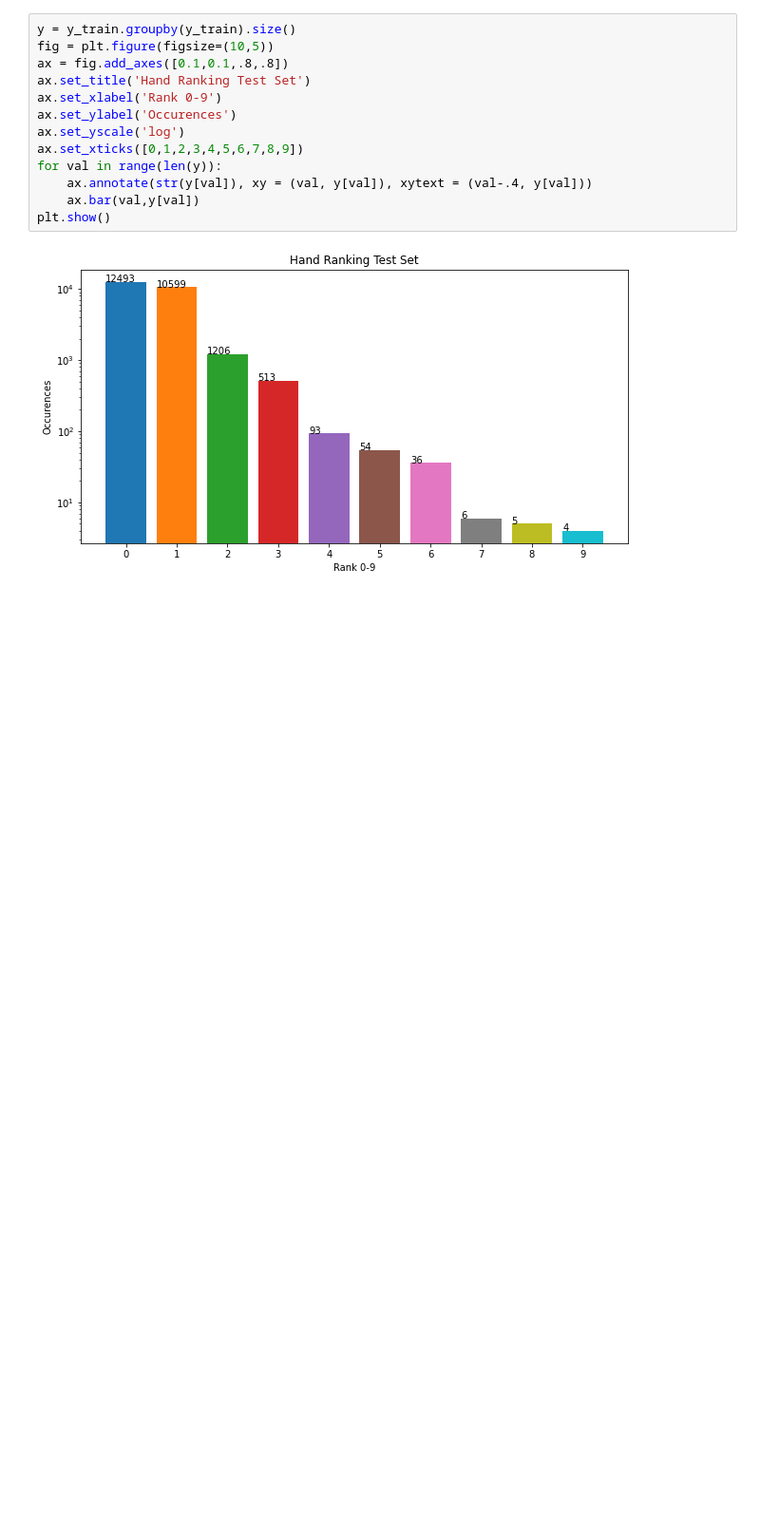
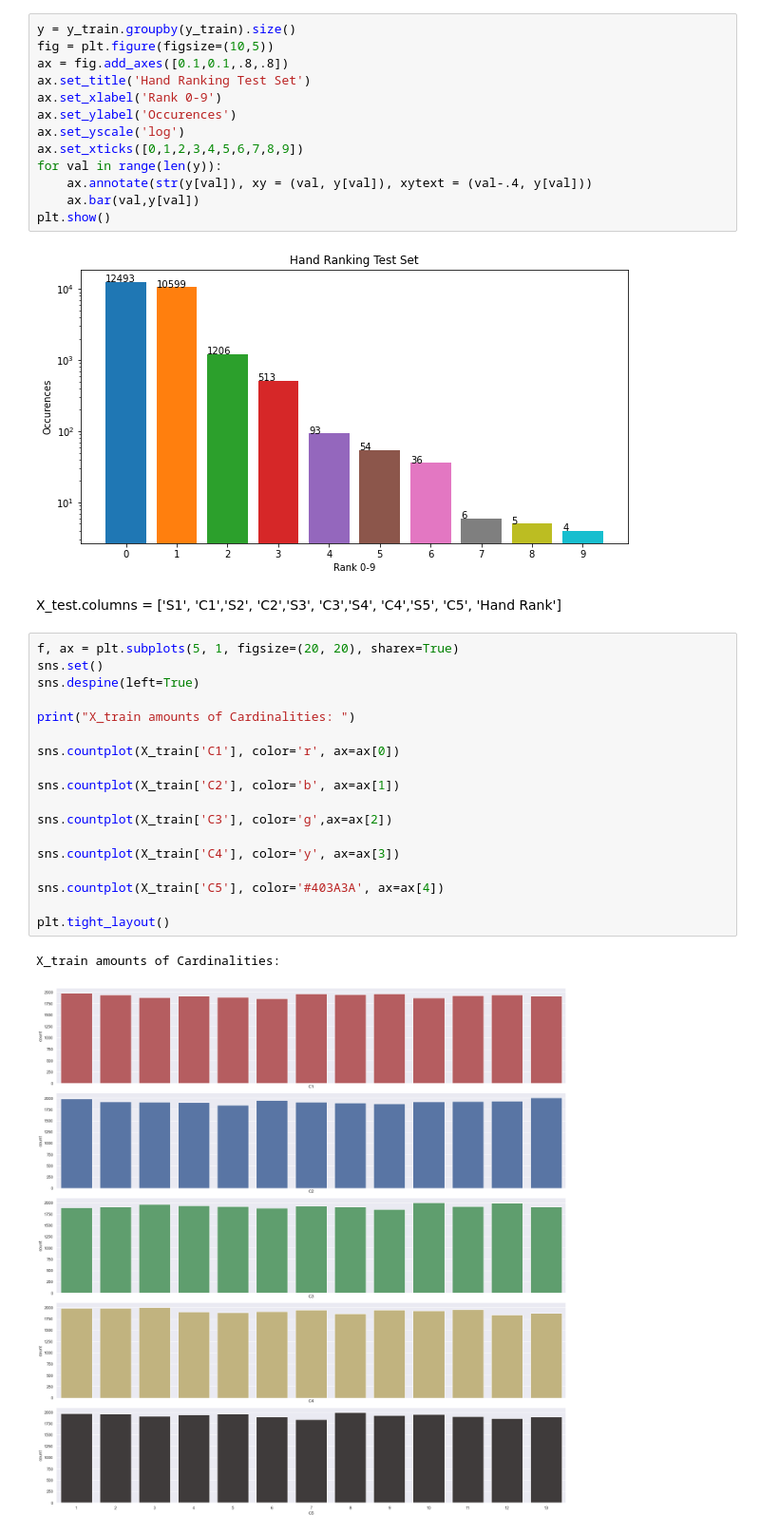
Before and after one commit to OmerFarukMerey/Poker-Hand-Recognition, a Jupyter notebook: Explanatory Data Analysis.ipynb, the cells around one changed output. Shown: that part at 95% size. Saved outputs shown, nothing was run; the diff lists cells and outputs as text; blank space fills up the shorter version.

```diff
--- a/Explanatory Data Analysis.ipynb
+++ b/Explanatory Data Analysis.ipynb
@@ -148,3 +152,26 @@ for val in range(len(y)):
 plt.show()
 # %% [output]
 [figure]
+# %% [markdown]
+X_test.columns = ['S1', 'C1','S2', 'C2','S3', 'C3','S4', 'C4','S5', 'C5', 'Hand Rank']
+# %%
+f, ax = plt.subplots(5, 1, figsize=(20, 20), sharex=True)
+sns.set()
+sns.despine(left=True)
+
+print("X_train amounts of Cardinalities: ")
+
+sns.countplot(X_train['C1'], color='r', ax=ax[0])
+
+sns.countplot(X_train['C2'], color='b', ax=ax[1])
+
+sns.countplot(X_train['C3'], color='g',ax=ax[2])
+
+sns.countplot(X_train['C4'], color='y', ax=ax[3])
+
+sns.countplot(X_train['C5'], color='#403A3A', ax=ax[4])
+
+plt.tight_layout()
+# %% [output]
+X_train amounts of Cardinalities:
+[figure, added]
```
Also changed, not shown: parts of 3 cells of this notebook.
